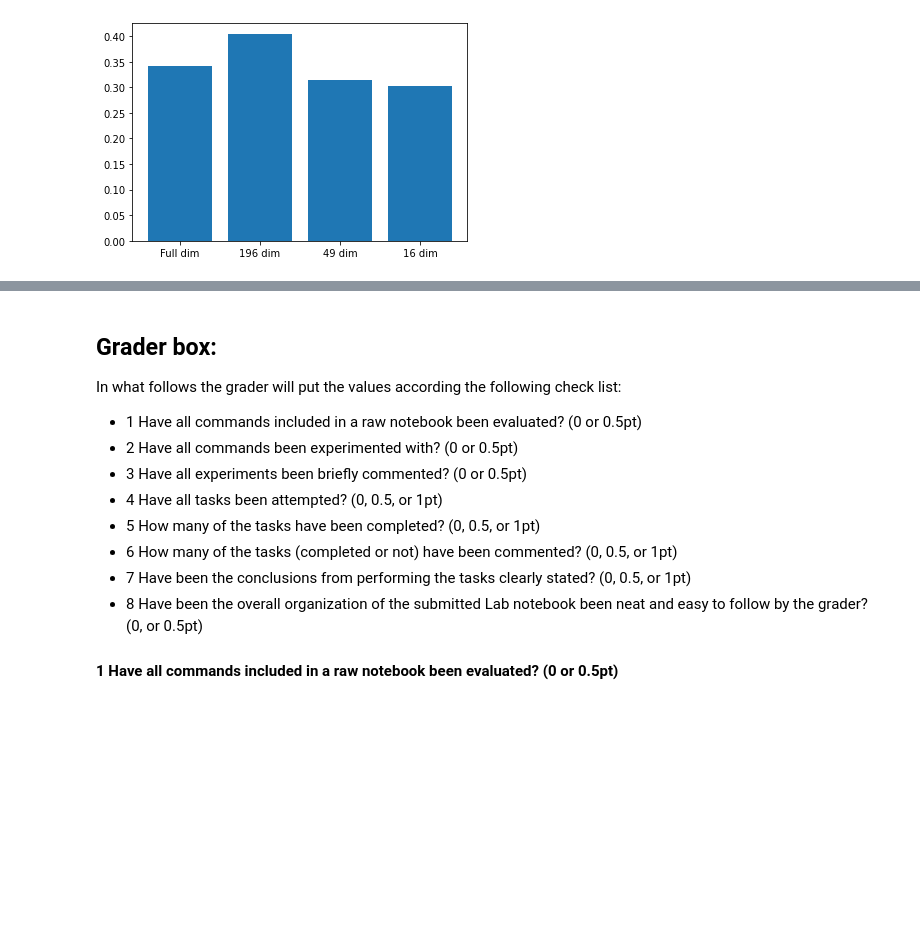
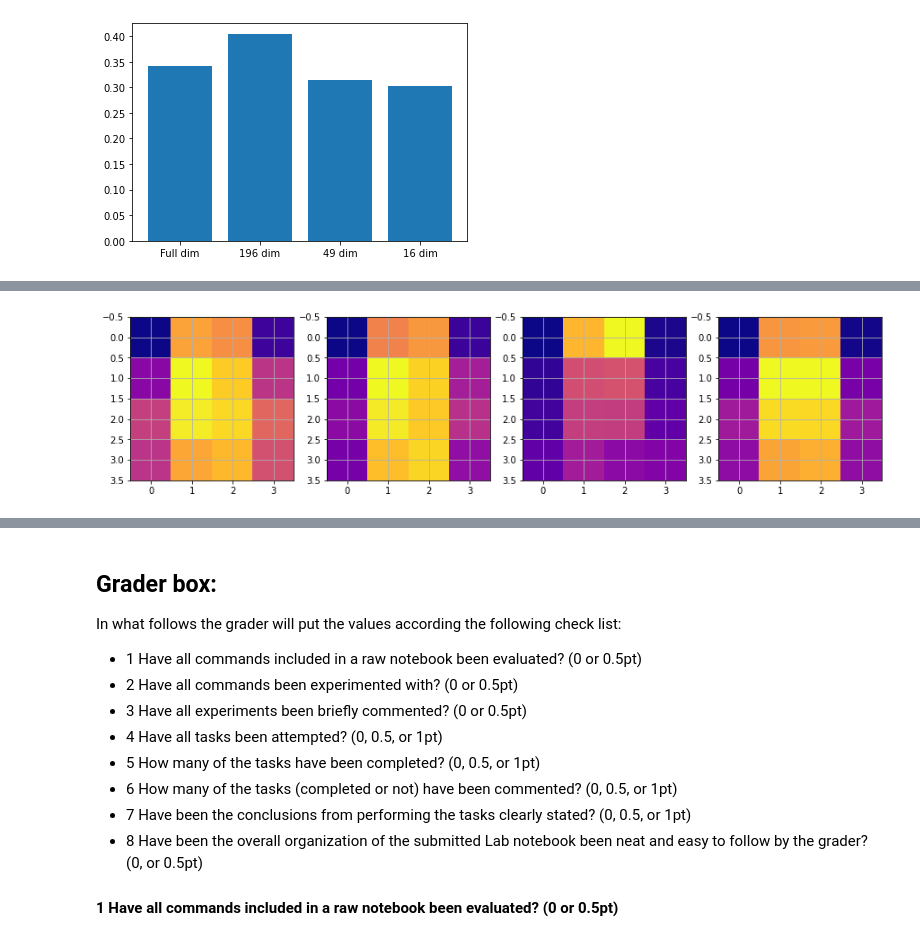
Before and after one commit to sarathiringer/DeepLearningAICourseFall2020, a Jupyter notebook: Lab2Student.ipynb, the cells around one changed output, grey strips where cells are left out. Saved outputs shown, nothing was run; the diff lists cells and outputs as text; code cells hidden in the pictures; blank space fills up the shorter version.

```diff
--- a/Lab2Student.ipynb
+++ b/Lab2Student.ipynb
@@ -1019,0 +1105,12 @@ plt.bar(x, y)
+# %%
+# Plotting the shirts in 16 dimensions
+plt.figure(figsize=(15,15))
+
+for i in range(4):
+    plt.subplot(141+i)
+    plt.imshow(train_data_dr[train_labels==6][i], cmap = cm.plasma)
+    plt.grid(True)
+
+plt.show()
+# %% [output]
+[figure, added]
```
Also changed, not shown: parts of 18 cells of this notebook.
